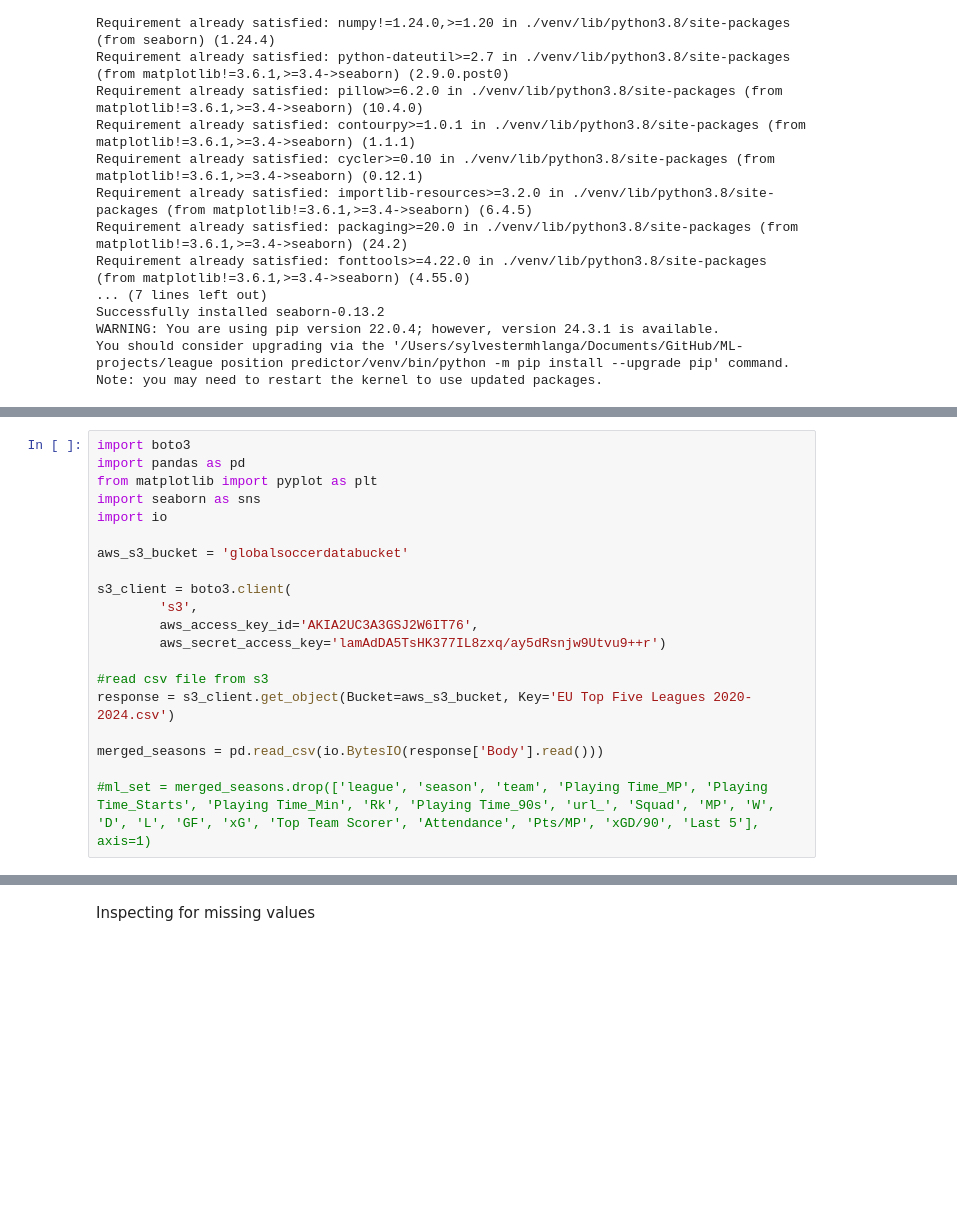
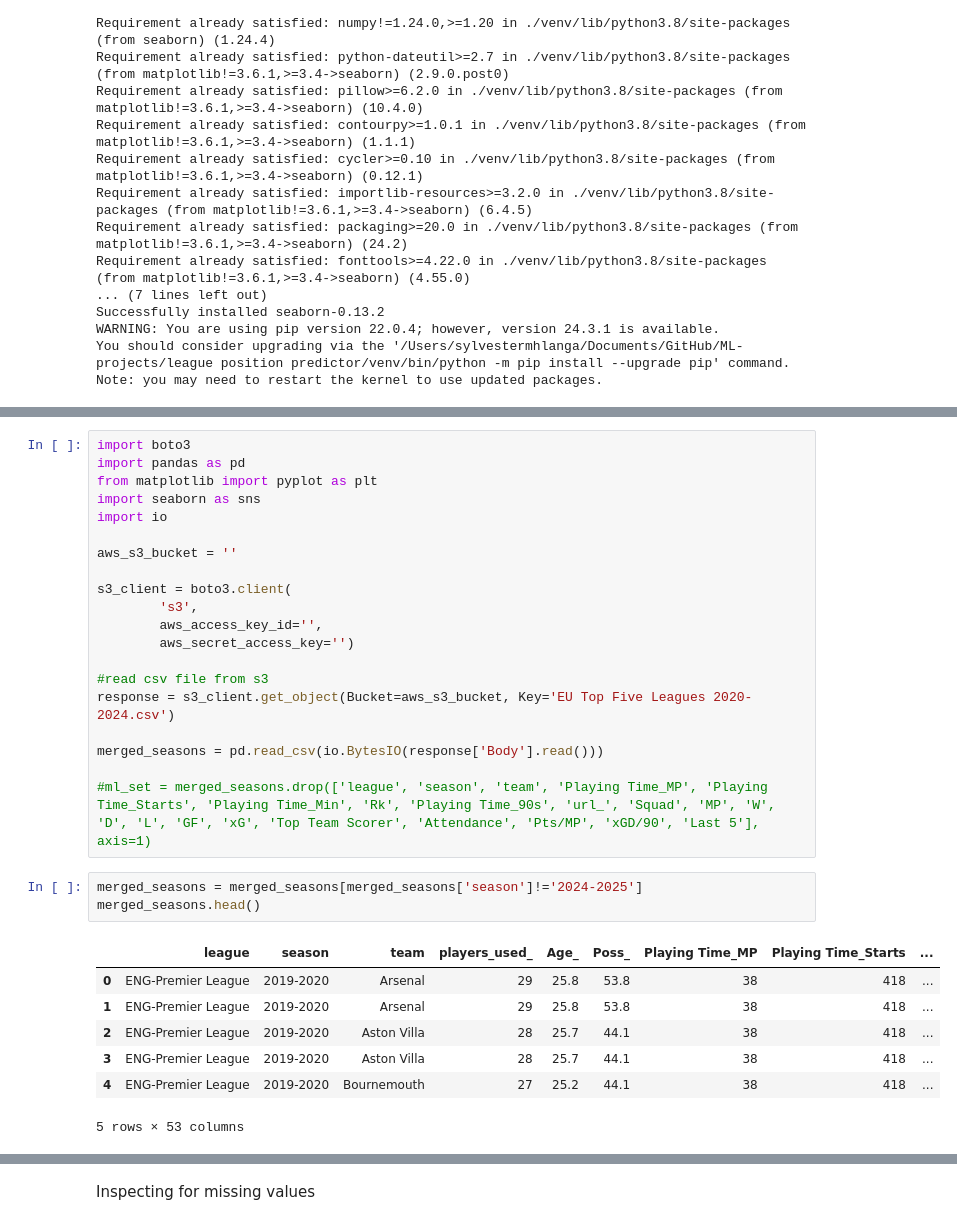
Before and after one commit to SMhlanga21/ML-projects, a Jupyter notebook: league position predictor/league_position_prediction.ipynb, the cells around one changed output, grey strips where cells are left out. Cells and saved outputs as stored; diff of their text form; blank space fills up the shorter version.

```diff
--- a/league position predictor/league_position_prediction.ipynb
+++ b/league position predictor/league_position_prediction.ipynb
@@ -83,12 +104,12 @@ from matplotlib import pyplot as plt
 import seaborn as sns
 import io
 
-aws_s3_bucket = 'globalsoccerdatabucket'
+aws_s3_bucket = ''
 
 s3_client = boto3.client(
         's3',
-        aws_access_key_id='AKIA2UC3A3GSJ2W6IT76',
-        aws_secret_access_key='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')
+        aws_access_key_id='',
+        aws_secret_access_key='')
 
 #read csv file from s3
 response = s3_client.get_object(Bucket=aws_s3_bucket, Key='EU Top Five Leagues 2020-2024.csv')
@@ -96,4 +117,15 @@ response = s3_client.get_object(Bucket=aws_s3_bucket, Key='EU Top Five Leagues 2
 merged_seasons = pd.read_csv(io.BytesIO(response['Body'].read()))
 
 #ml_set = merged_seasons.drop(['league', 'season', 'team', 'Playing Time_MP', 'Playing Time_Starts', 'Playing Time_Min', 'Rk', 'Playing Time_90s', 'url_', 'Squad', 'MP', 'W', 'D', 'L', 'GF', 'xG', 'Top Team Scorer', 'Attendance', 'Pts/MP', 'xGD/90', 'Last 5'], axis=1)
+# %%
+merged_seasons = merged_seasons[merged_seasons['season']!='2024-2025']
+merged_seasons.head()
+# %% [output]
+|  | league | season | team | players_used_ | Age_ | Poss_ | Playing Time_MP | Playing Time_Starts | ... |
+| 0 | ENG-Premier League | 2019-2020 | Arsenal | 29 | 25.8 | 53.8 | 38 | 418 | ... |
+| 1 | ENG-Premier League | 2019-2020 | Arsenal | 29 | 25.8 | 53.8 | 38 | 418 | ... |
+| 2 | ENG-Premier League | 2019-2020 | Aston Villa | 28 | 25.7 | 44.1 | 38 | 418 | ... |
+| 3 | ENG-Premier League | 2019-2020 | Aston Villa | 28 | 25.7 | 44.1 | 38 | 418 | ... |
+| 4 | ENG-Premier League | 2019-2020 | Bournemouth | 27 | 25.2 | 44.1 | 38 | 418 | ... |
+5 rows × 53 columns
 # %%
```
Also changed, not shown: parts of 16 cells of this notebook.
